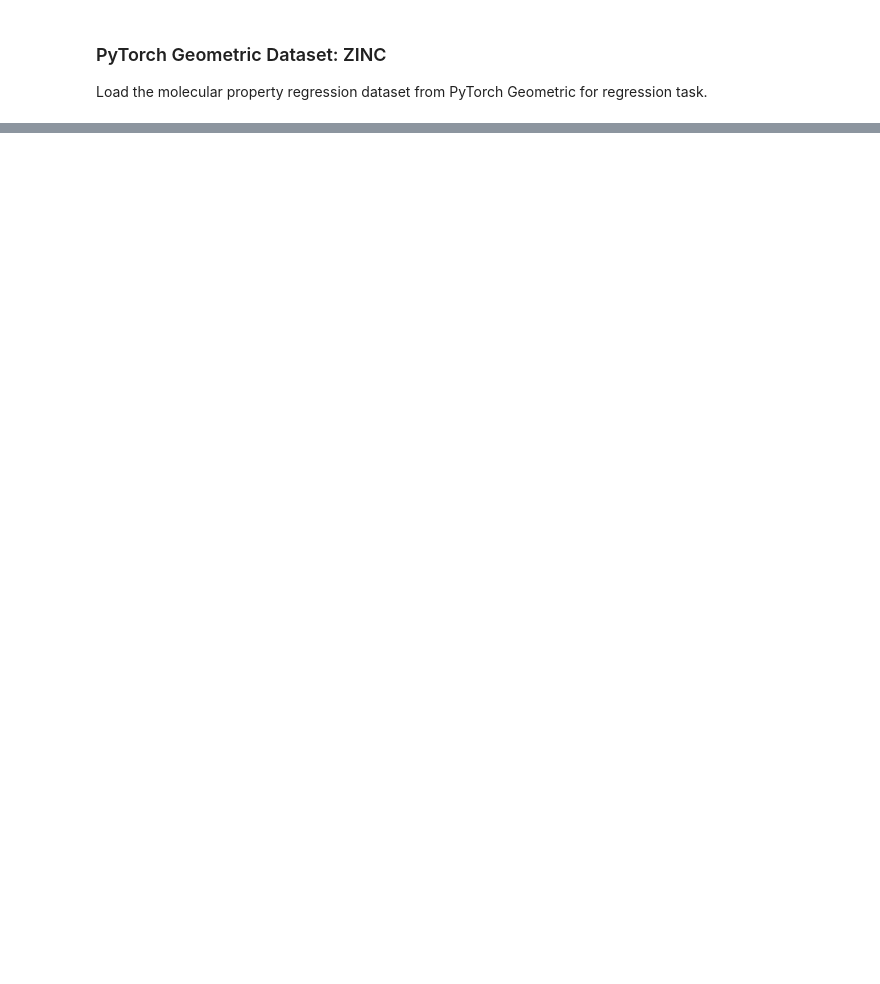
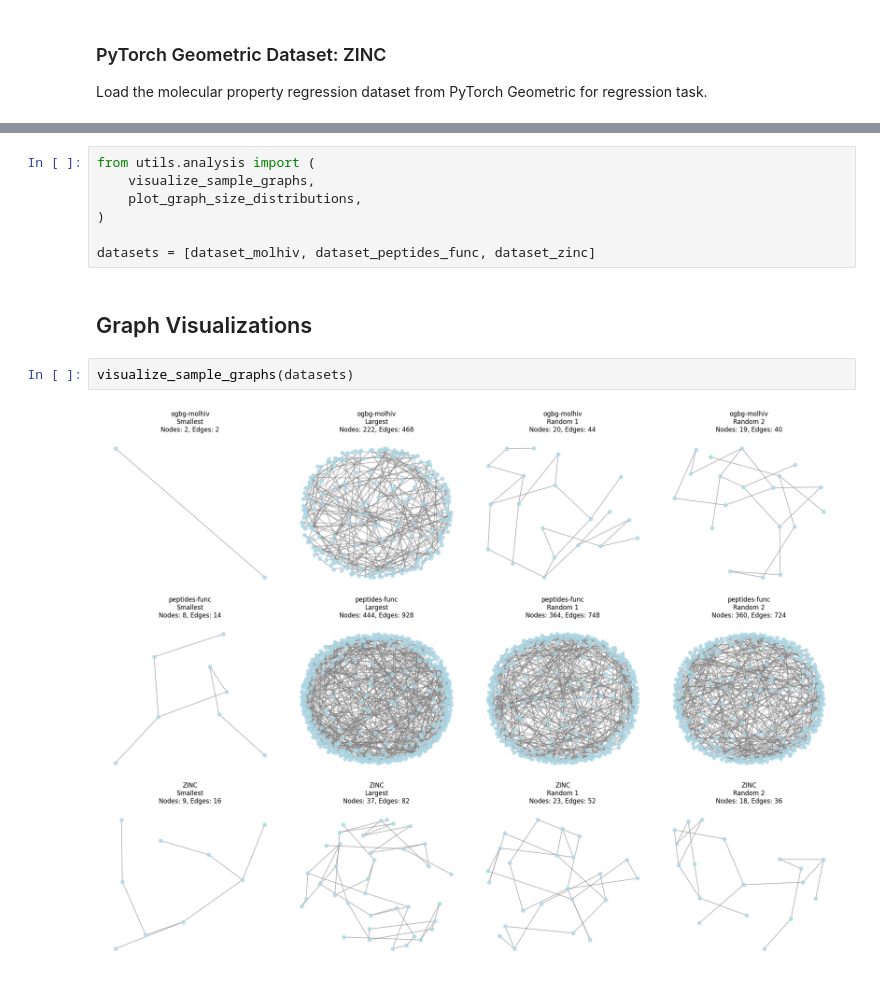
Before and after one commit to MatiPl01/machine-learning-project, a Jupyter notebook: main.ipynb, the cells around one changed output, grey strips where cells are left out. Saved outputs shown, nothing was run; the diff lists cells and outputs as text; blank space fills up the shorter version.

Commit message:
Add basic data visualization to the data analysis section

```diff
--- a/main.ipynb
+++ b/main.ipynb
@@ -166,0 +135,13 @@ Edge range: 32 - 74
+# %%
+from utils.analysis import (
+    visualize_sample_graphs,
+    plot_graph_size_distributions,
+)
+
+datasets = [dataset_molhiv, dataset_peptides_func, dataset_zinc]
+# %% [markdown]
+## Graph Visualizations
+# %%
+visualize_sample_graphs(datasets)
+# %% [output]
+[figure, added]
```
Also changed, not shown: parts of 10 cells of this notebook, 4 other files.
